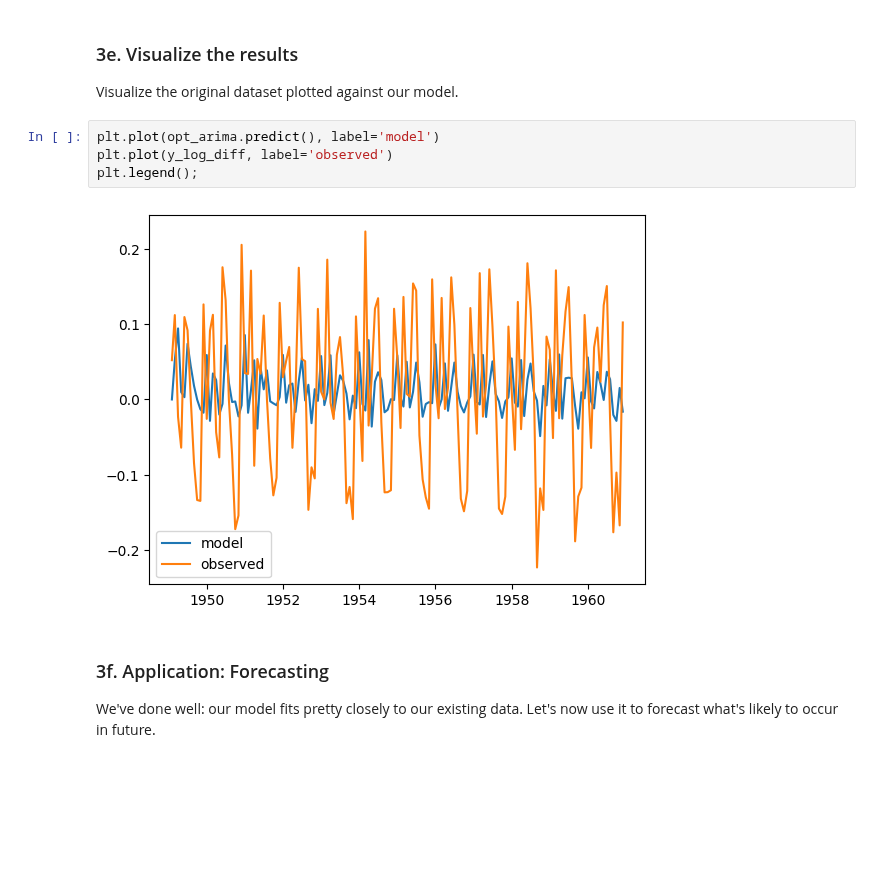
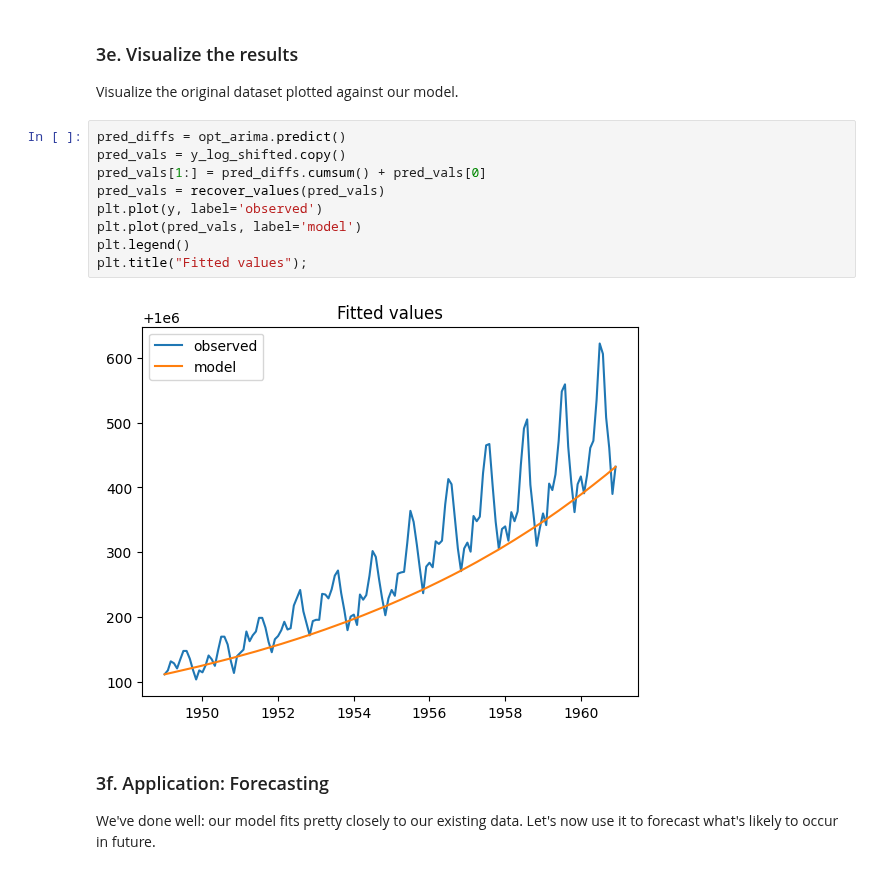
Before and after one commit to msc2106/springboard-data-science, a Jupyter notebook: CowboysCigarettesCaseStudy/Cowboy Cigarettes Case Study - Tier 3.ipynb, the cells around one changed output. Drawn from its saved outputs; the diff is of its cells as text; blank space fills up the shorter version.

```diff
--- a/CowboysCigarettesCaseStudy/Cowboy Cigarettes Case Study - Tier 3.ipynb
+++ b/CowboysCigarettesCaseStudy/Cowboy Cigarettes Case Study - Tier 3.ipynb
@@ -410,12 +420,17 @@ Warnings:
 ### 3e. Visualize the results
 
 Visualize the original dataset plotted against our model.
-# %%
-plt.plot(opt_arima.predict(), label='model')
-plt.plot(y_log_diff, label='observed')
-plt.legend();
-# %% [output]
-[figure, removed]
+# %%
+pred_diffs = opt_arima.predict()
+pred_vals = y_log_shifted.copy()
+pred_vals[1:] = pred_diffs.cumsum() + pred_vals[0]
+pred_vals = recover_values(pred_vals)
+plt.plot(y, label='observed')
+plt.plot(pred_vals, label='model')
+plt.legend()
+plt.title("Fitted values");
+# %% [output]
+[figure, added]
 # %% [markdown]
 ### 3f. Application: Forecasting
 
```
Also changed, not shown: parts of 11 cells of this notebook.
